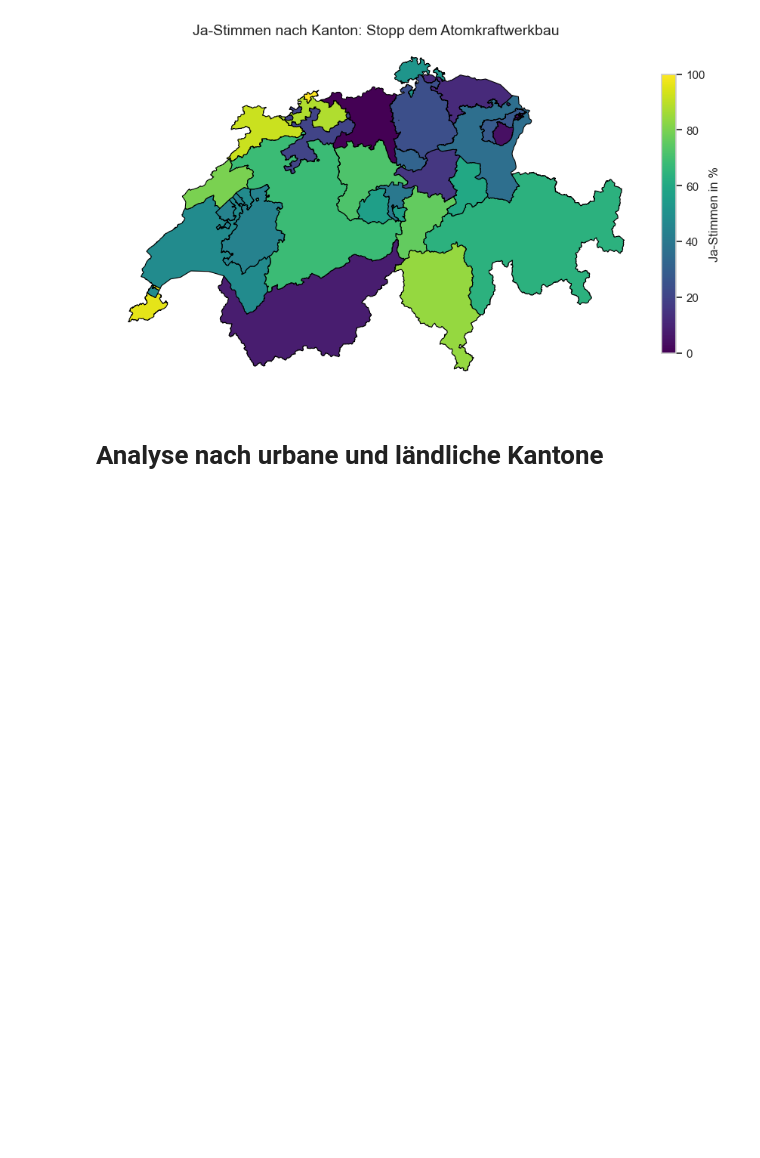
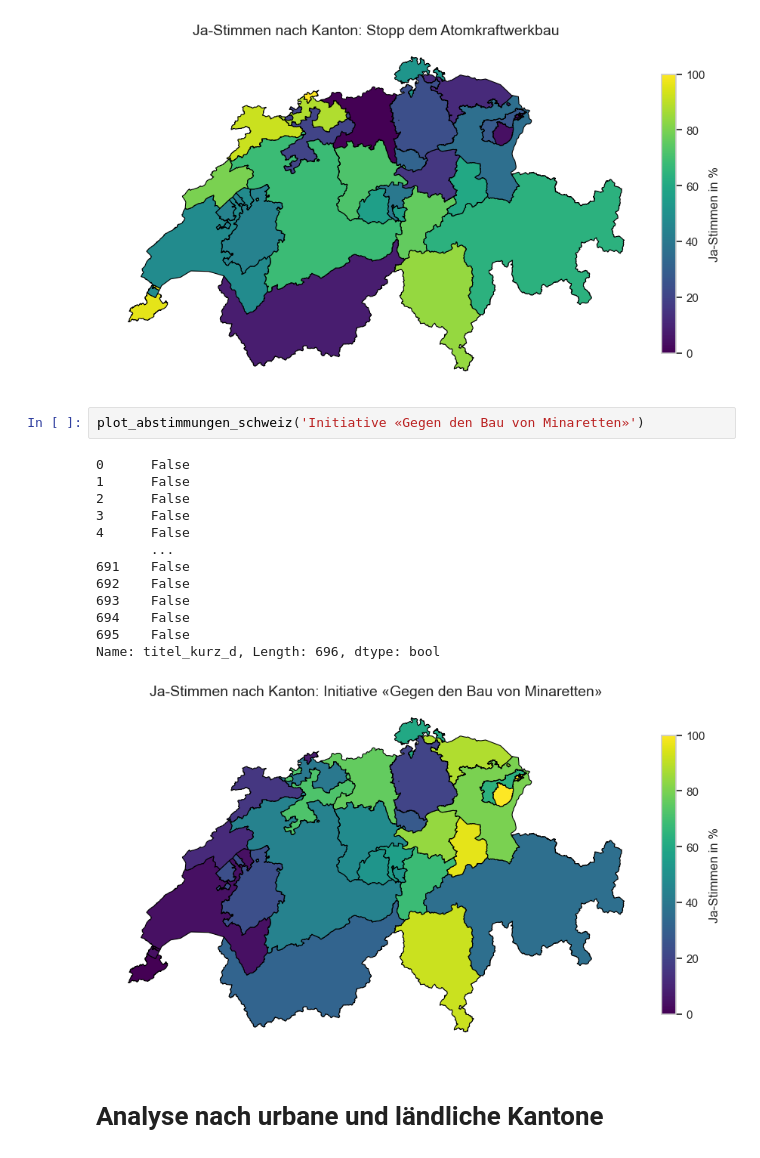
Before and after one commit to Roberto-info/CDA2-Demokratie-Challange, a Jupyter notebook: Analyse_Einzelner_Abstimmungen.ipynb, the cells around one changed output. Drawn from its saved outputs; the diff is of its cells as text; blank space fills up the shorter version.

```diff
--- a/Analyse_Einzelner_Abstimmungen.ipynb
+++ b/Analyse_Einzelner_Abstimmungen.ipynb
@@ -184,6 +184,22 @@ plot_abstimmungen_schweiz("Stopp dem Atomkraftwerkbau")
 695    False
 Name: titel_kurz_d, Length: 696, dtype: bool
 [figure]
+# %%
+plot_abstimmungen_schweiz('Initiative «Gegen den Bau von Minaretten»')
+# %% [output]
+0      False
+1      False
+2      False
+3      False
+4      False
+       ...
+691    False
+692    False
+693    False
+694    False
+695    False
+Name: titel_kurz_d, Length: 696, dtype: bool
+[figure, added]
 # %% [markdown]
 # Analyse nach urbane und ländliche Kantone
 # %%
```
